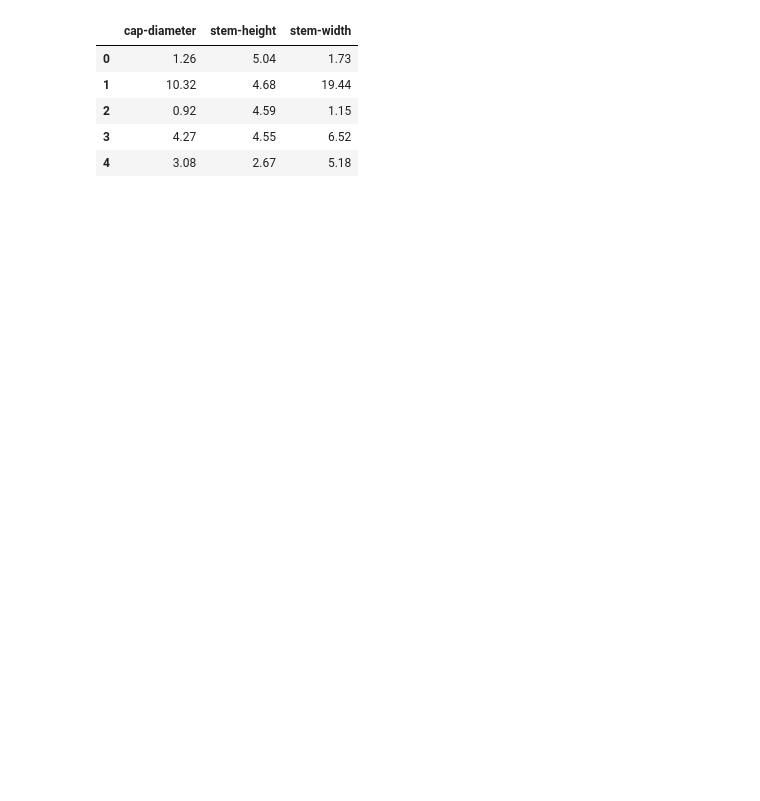
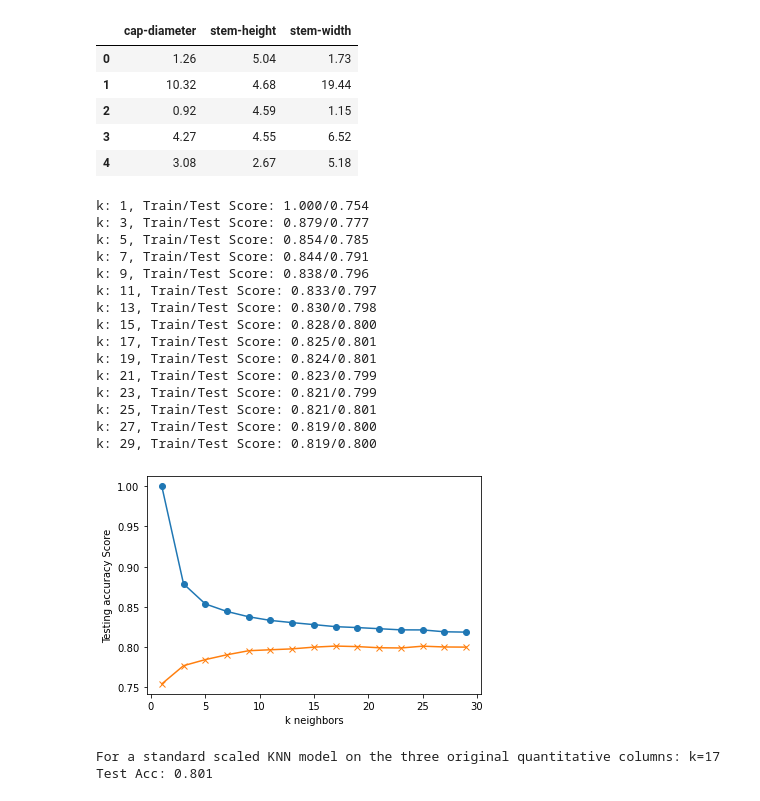
Before and after one commit to lauragabrielson/Mushroom_Classifier, a Jupyter notebook: Melissa's Notebook.ipynb, the cells around one changed output. Drawn from its saved outputs; the diff is of its cells as text; code cells hidden in the pictures; blank space fills up the shorter version.

Commit message:
Working on adding standard and minmax scales to different configurations but computing time with all dummy categorical columns is extensive

```diff
--- a/Melissa's Notebook.ipynb
+++ b/Melissa's Notebook.ipynb
@@ -43,3 +81,61 @@ X.head()
 | 2 | 0.92 | 4.59 | 1.15 |
 | 3 | 4.27 | 4.55 | 6.52 |
 | 4 | 3.08 | 2.67 | 5.18 |
+# %%
+# from sklearn.model_selection import train_test_split
+X_train, X_test, y_train, y_test = train_test_split(X, y, random_state=42)
+
+from sklearn.preprocessing import StandardScaler
+# Create a StandardScater model and fit it to the training data
+
+X_scaler = StandardScaler().fit(X_train)
+
+# Transform the training and testing data using the X_scaler and y_scaler models
+
+X_train_scaled = X_scaler.transform(X_train)
+X_test_scaled = X_scaler.transform(X_test)
+
+# Loop through different k values to see which has the highest accuracy
+# NB: Standard scaled, 3 quantitative columns
+# Note: We only use odd numbers because we don't want any ties
+train_scores = []
+test_scores = []
+for k in range(1, 30, 2):
+    knn = KNeighborsClassifier(n_neighbors=k)
+    knn.fit(X_train_scaled, y_train)
+    train_score = knn.score(X_train_scaled, y_train)
+    test_score = knn.score(X_test_scaled, y_test)
+    train_scores.append(train_score)
+    test_scores.append(test_score)
+    print(f"k: {k}, Train/Test Score: {train_score:.3f}/{test_score:.3f}")
+
+
+plt.plot(range(1, 30, 2), train_scores, marker='o')
+plt.plot(range(1, 30, 2), test_scores, marker="x")
+plt.xlabel("k neighbors")
+plt.ylabel("Testing accuracy Score")
+plt.show()
+# %% [output]
+k: 1, Train/Test Score: 1.000/0.754
+k: 3, Train/Test Score: 0.879/0.777
+k: 5, Train/Test Score: 0.854/0.785
+k: 7, Train/Test Score: 0.844/0.791
+k: 9, Train/Test Score: 0.838/0.796
+k: 11, Train/Test Score: 0.833/0.797
+k: 13, Train/Test Score: 0.830/0.798
+k: 15, Train/Test Score: 0.828/0.800
+k: 17, Train/Test Score: 0.825/0.801
+k: 19, Train/Test Score: 0.824/0.801
+k: 21, Train/Test Score: 0.823/0.799
+k: 23, Train/Test Score: 0.821/0.799
+k: 25, Train/Test Score: 0.821/0.801
+k: 27, Train/Test Score: 0.819/0.800
+k: 29, Train/Test Score: 0.819/0.800
+[figure, added]
+# %%
+# Note that k: 13 seems to be the best choice for this dataset
+knn = KNeighborsClassifier(n_neighbors=17)
+knn.fit(X_train_scaled, y_train)
+print('For a standard scaled KNN model on the three original quantitative columns: k=17 Test Acc: %.3f' % knn.score(X_test_scaled, y_test))
+# %% [output]
+For a standard scaled KNN model on the three original quantitative columns: k=17 Test Acc: 0.801
```
Also changed, not shown: parts of 18 cells of this notebook.
